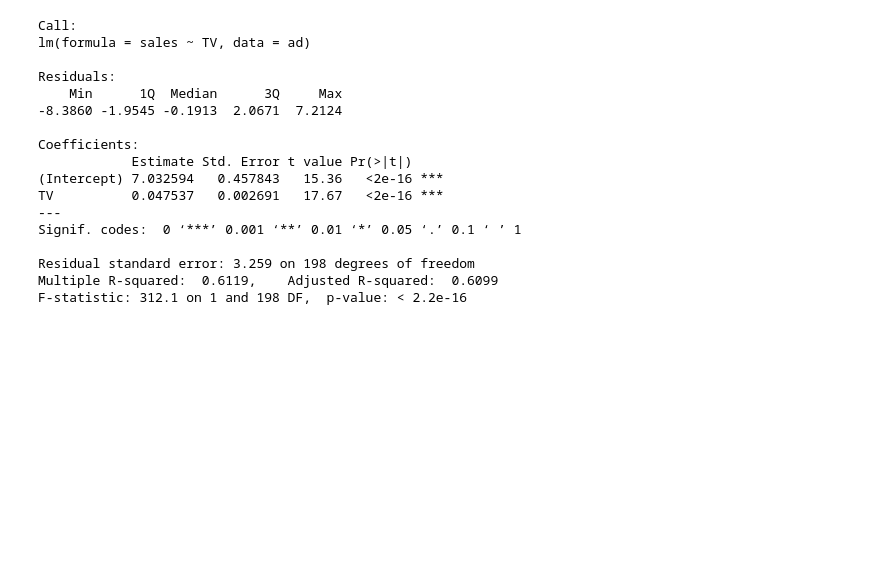
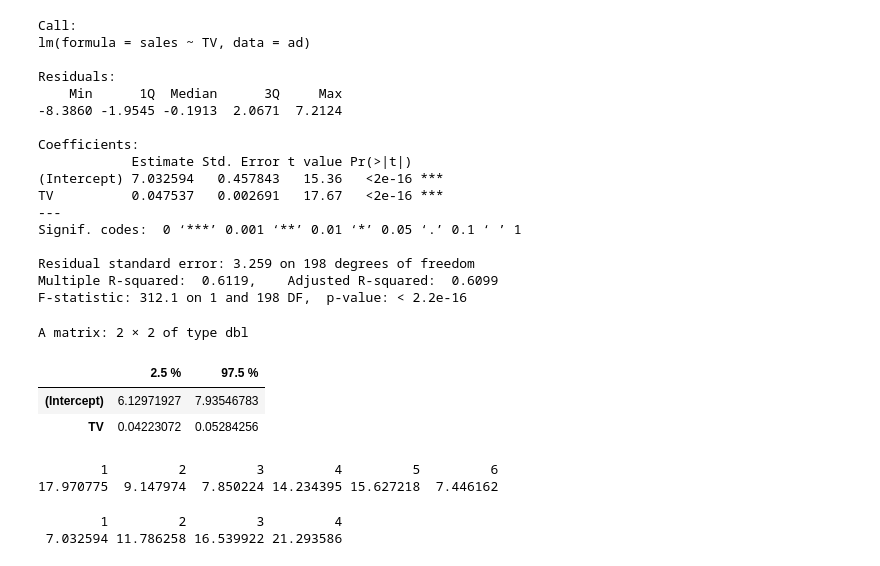
Before and after one commit to shafinmalik/actuarial, a Jupyter notebook: pa05.ipynb, the cells around one changed output. Drawn from its saved outputs; the diff is of its cells as text; code cells hidden in the pictures; blank space fills up the shorter version.

```diff
--- a/pa05.ipynb
+++ b/pa05.ipynb
@@ -124,3 +124,24 @@ Signif. codes:  0 ‘***’ 0.001 ‘**’ 0.01 ‘*’ 0.05 ‘.’ 0.1 ‘ ’
 Residual standard error: 3.259 on 198 degrees of freedom
 Multiple R-squared:  0.6119,    Adjusted R-squared:  0.6099
 F-statistic: 312.1 on 1 and 198 DF,  p-value: < 2.2e-16
+# %%
+confint(slr.TV)
+# %% [output]
+A matrix: 2 × 2 of type dbl
+|  | 2.5 % | 97.5 % |
+| (Intercept) | 6.12971927 | 7.93546783 |
+| TV | 0.04223072 | 0.05284256 |
+# %%
+# predict values using predictor values in training set
+head(predict(slr.TV))
+# %% [output]
+        1         2         3         4         5         6
+17.970775  9.147974  7.850224 14.234395 15.627218  7.446162
+# %%
+# this will list out predictions for
+# TV = 0, 100, 200, and 300
+dat <- data.frame(TV = seq(0, 300, by = 100))
+predict(slr.TV, newdata = dat)
+# %% [output]
+        1         2         3         4
+ 7.032594 11.786258 16.539922 21.293586
```
Also changed, not shown: parts of 12 cells of this notebook, 1 other file.
